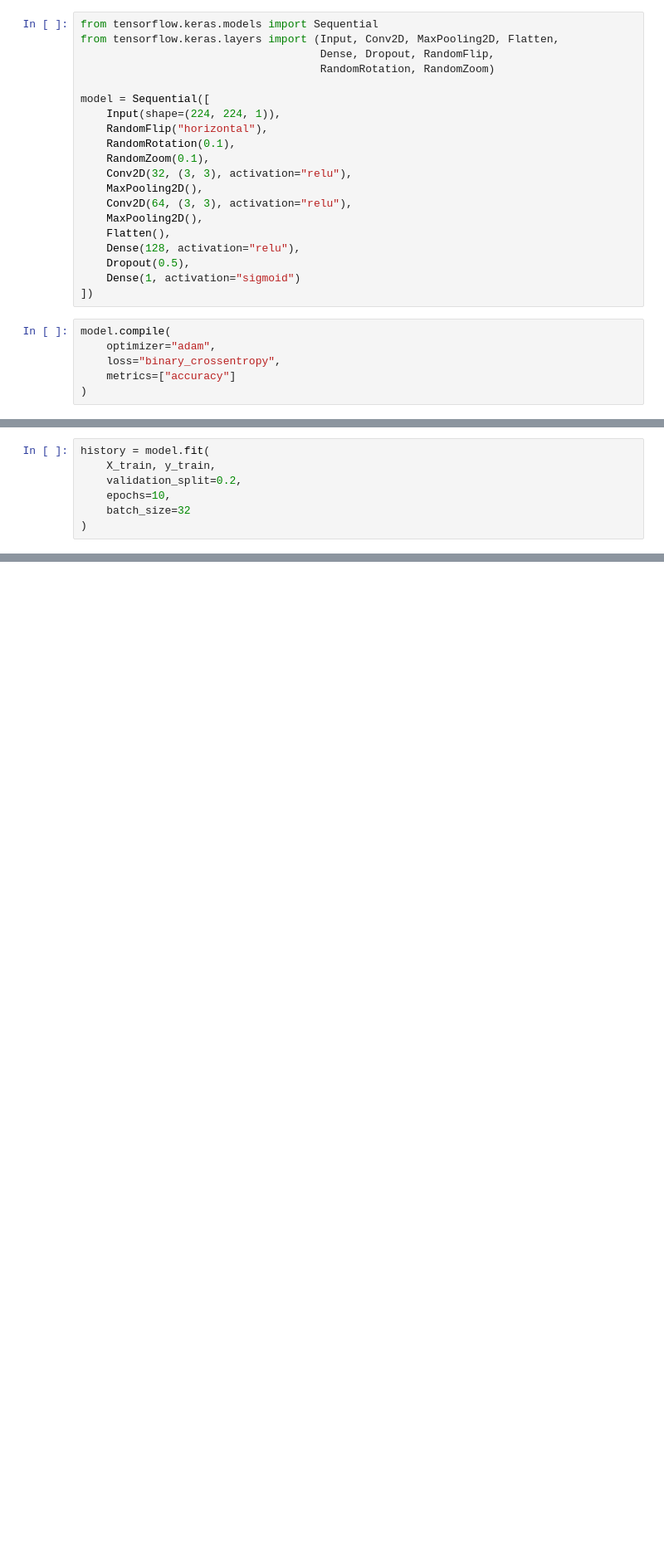
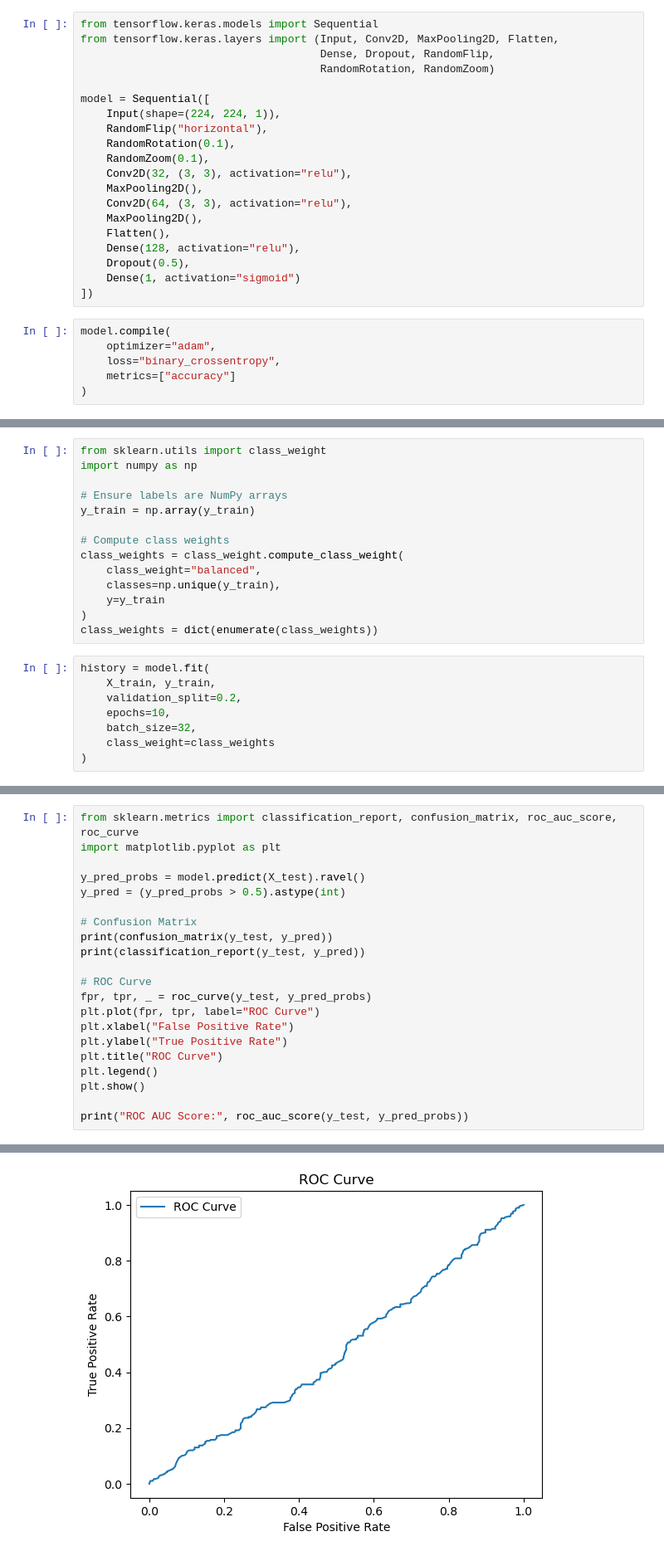
Before and after one commit to justinlim00/FYP-Overview25, a Jupyter notebook: FYP Project/FYP Project Code V1/notebooks/02_model_training.ipynb, the cells around one changed output, grey strips where cells are left out. Shown at 83% size. Saved outputs shown, nothing was run; the diff lists cells and outputs as text; blank space fills up the shorter version.

```diff
--- a/FYP Project/FYP Project Code V1/notebooks/02_model_training.ipynb
+++ b/FYP Project/FYP Project Code V1/notebooks/02_model_training.ipynb
@@ -62,9 +77,24 @@ model.compile(
+# %%
+from sklearn.utils import class_weight
+import numpy as np
+
+# Ensure labels are NumPy arrays
+y_train = np.array(y_train)
+
+# Compute class weights
+class_weights = class_weight.compute_class_weight(
+    class_weight="balanced",
+    classes=np.unique(y_train),
+    y=y_train
+)
+class_weights = dict(enumerate(class_weights))
 # %%
 history = model.fit(
     X_train, y_train,
     validation_split=0.2,
     epochs=10,
-    batch_size=32
+    batch_size=32,
+    class_weight=class_weights
 )
 # %% [output]
 Epoch 1/10
@@ -125,0 +161,22 @@ ROC AUC Score: 0.5360
+# %%
+from sklearn.metrics import classification_report, confusion_matrix, roc_auc_score, roc_curve
+import matplotlib.pyplot as plt
+
+y_pred_probs = model.predict(X_test).ravel()
+y_pred = (y_pred_probs > 0.5).astype(int)
+
+# Confusion Matrix
+print(confusion_matrix(y_test, y_pred))
+print(classification_report(y_test, y_pred))
+
+# ROC Curve
+fpr, tpr, _ = roc_curve(y_test, y_pred_probs)
+plt.plot(fpr, tpr, label="ROC Curve")
+plt.xlabel("False Positive Rate")
+plt.ylabel("True Positive Rate")
+plt.title("ROC Curve")
+plt.legend()
+plt.show()
+
+print("ROC AUC Score:", roc_auc_score(y_test, y_pred_probs))
+# %% [output]
@@ -125,0 +194 @@ ROC AUC Score: 0.5360
+[figure, added]
```
Also changed, not shown: parts of 10 cells of this notebook, 3 other files.
